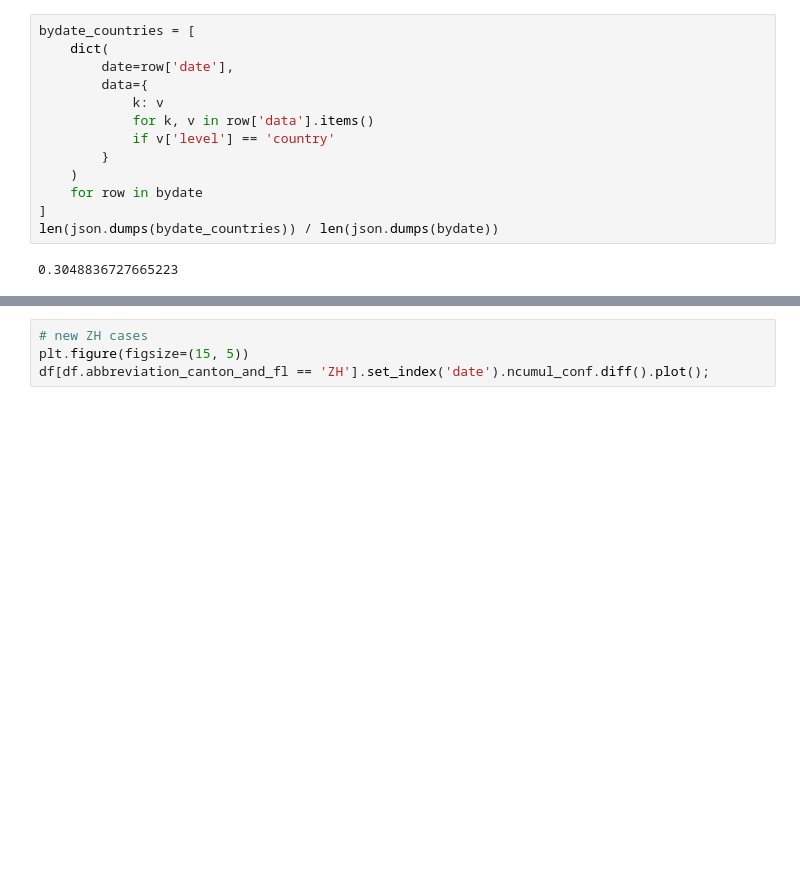
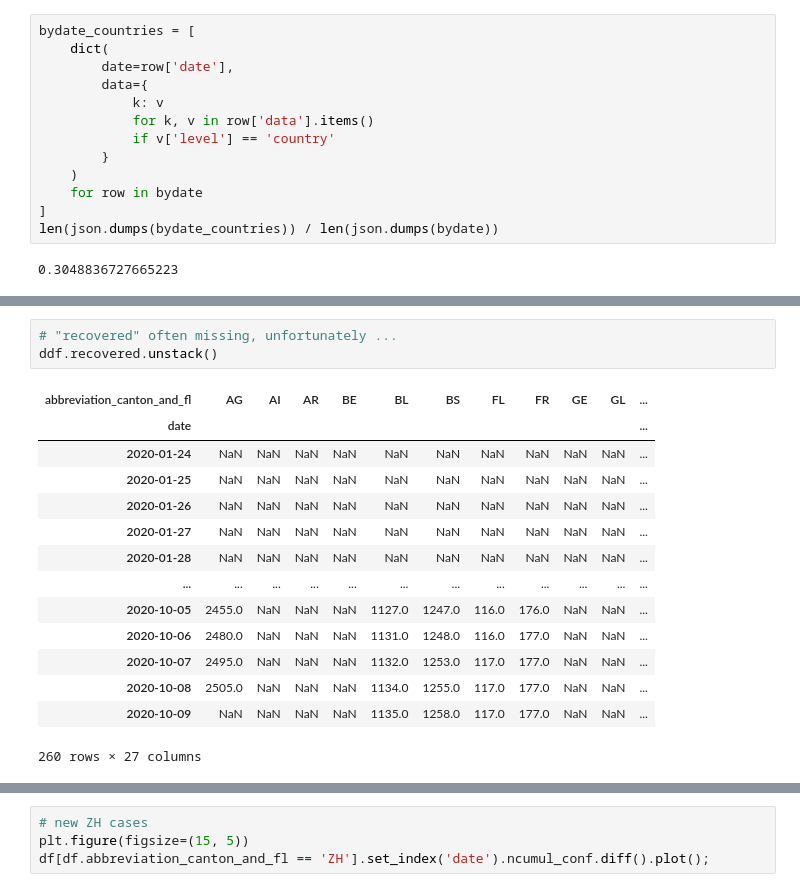
Before and after one commit to andstein/covid, a Jupyter notebook: inputs/notebook.ipynb, the cells around one changed output, grey strips where cells are left out. Drawn from its saved outputs; the diff is of its cells as text; blank space fills up the shorter version.

```diff
--- a/inputs/notebook.ipynb
+++ b/inputs/notebook.ipynb
@@ -235,0 +250,18 @@ df.tail()
+# %%
+# "recovered" often missing, unfortunately ...
+ddf.recovered.unstack()
+# %% [output]
+| abbreviation_canton_and_fl | AG | AI | AR | BE | BL | BS | FL | FR | GE | GL | ... |
+| date |  |  |  |  |  |  |  |  |  |  | ... |
+| 2020-01-24 | NaN | NaN | NaN | NaN | NaN | NaN | NaN | NaN | NaN | NaN | ... |
+| 2020-01-25 | NaN | NaN | NaN | NaN | NaN | NaN | NaN | NaN | NaN | NaN | ... |
+| 2020-01-26 | NaN | NaN | NaN | NaN | NaN | NaN | NaN | NaN | NaN | NaN | ... |
+| 2020-01-27 | NaN | NaN | NaN | NaN | NaN | NaN | NaN | NaN | NaN | NaN | ... |
+| 2020-01-28 | NaN | NaN | NaN | NaN | NaN | NaN | NaN | NaN | NaN | NaN | ... |
+| ... | ... | ... | ... | ... | ... | ... | ... | ... | ... | ... | ... |
+| 2020-10-05 | 2455.0 | NaN | NaN | NaN | 1127.0 | 1247.0 | 116.0 | 176.0 | NaN | NaN | ... |
+| 2020-10-06 | 2480.0 | NaN | NaN | NaN | 1131.0 | 1248.0 | 116.0 | 177.0 | NaN | NaN | ... |
+| 2020-10-07 | 2495.0 | NaN | NaN | NaN | 1132.0 | 1253.0 | 117.0 | 177.0 | NaN | NaN | ... |
+| 2020-10-08 | 2505.0 | NaN | NaN | NaN | 1134.0 | 1255.0 | 117.0 | 177.0 | NaN | NaN | ... |
+| 2020-10-09 | NaN | NaN | NaN | NaN | 1135.0 | 1258.0 | 117.0 | 177.0 | NaN | NaN | ... |
+260 rows × 27 columns
```
Also changed, not shown: parts of 13 cells of this notebook, 6 other files.
